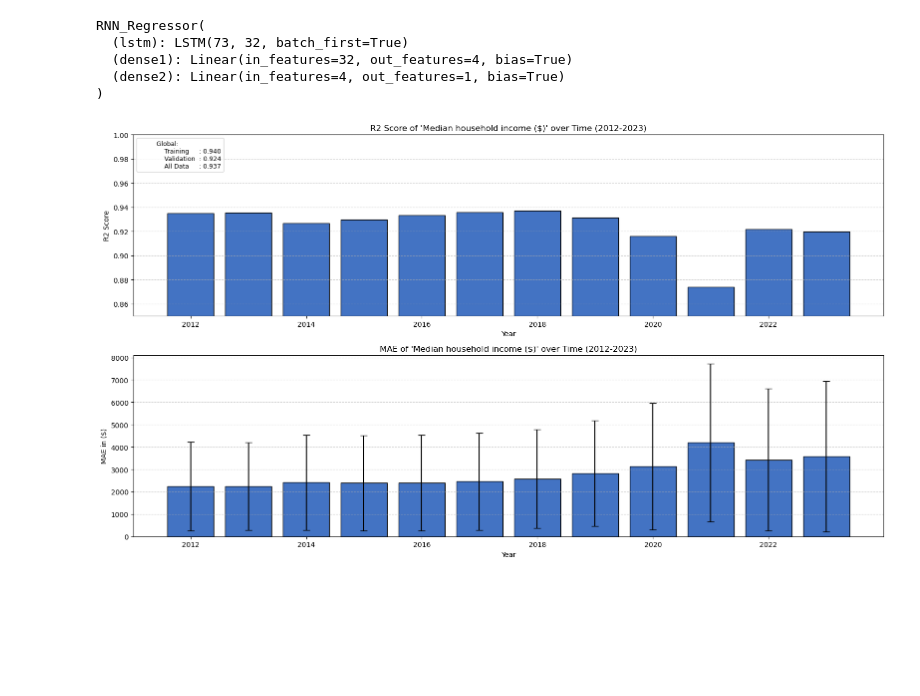
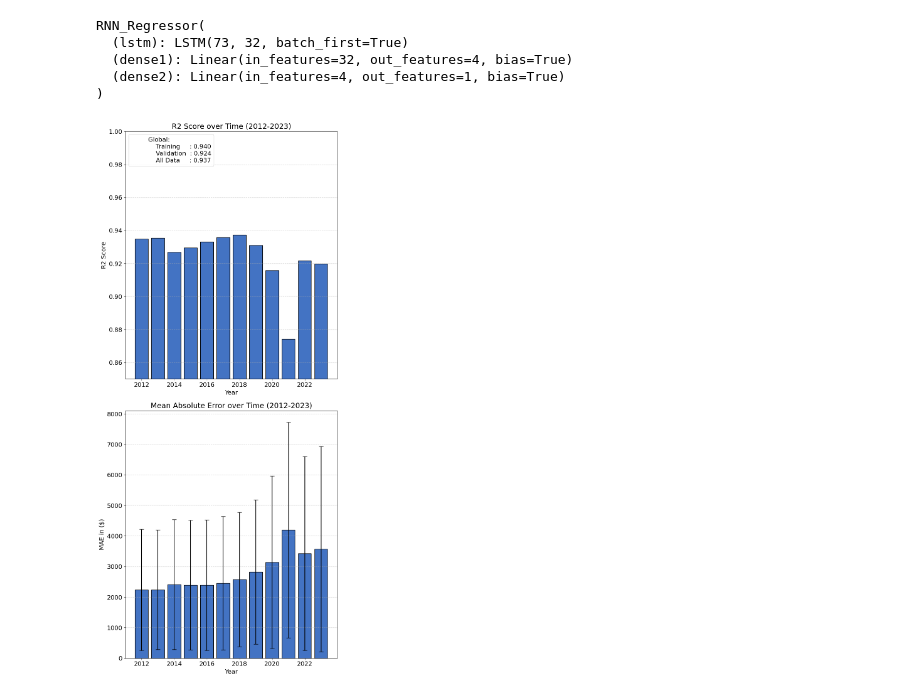
Before and after one commit to simon-0006/Data-Science-GESS---Group-Project, a Jupyter notebook: US_0/Analyse/Code/model_output.ipynb, the cells around one changed output. Saved outputs shown, nothing was run; the diff lists cells and outputs as text; code cells hidden in the pictures; blank space fills up the shorter version.

```diff
--- a/US_0/Analyse/Code/model_output.ipynb
+++ b/US_0/Analyse/Code/model_output.ipynb
@@ -8,9 +8,11 @@ from sklearn.metrics import r2_score
 
 import matplotlib.pyplot as plt
 import matplotlib.patches as mpatches
+import matplotlib as mpl
 import geopandas as gpd
 
 np.random.seed(42)
+mpl.rcParams['font.size'] = 14
 # %%
 loaded = np.load("../../Data/Data/data_x.npz", allow_pickle=True)
 dict_x = {key: loaded[key] for key in loaded.files}
@@ -145,35 +147,35 @@ with torch.no_grad():
     output_by_2021 = scaler_y.inverse_transform(model(data_by_year_x[9])).flatten()
     data_y_by_2021 = scaler_y.inverse_transform(data_by_year_y[9]).flatten()
 # %%
-fig, ax = plt.subplots(2, 1, figsize=(16, 9))
+fig, ax = plt.subplots(2, 1, figsize=(8, 18))
 ax = ax.flatten()
 
 ax[0].bar(years, r2_by_year, capsize=5, color="#4373c3", edgecolor="black")
 ax[1].bar(years, mae_by_year, yerr=std_by_year, capsize=5, color="#4373c3", edgecolor="black")
 
 ax[0].set_ylim(0.85, 1.0)
 
 ax[0].grid(True, axis='y', linestyle='--', alpha=0.6)
 ax[1].grid(True, axis='y', linestyle='--', alpha=0.6)
 
-ax[0].set_title("R2 Score of 'Median household income ($)' over Time (2012-2023)")
+ax[0].set_title("R2 Score over Time (2012-2023)")
 ax[0].set_xlabel("Year")
 ax[0].set_ylabel("R2 Score")
 
-ax[1].set_title("MAE of 'Median household income ($)' over Time (2012-2023)")
+ax[1].set_title("Mean Absolute Error over Time (2012-2023)")
 ax[1].set_xlabel("Year")
 ax[1].set_ylabel("MAE in ($)")
 
 label_0 = "Global: \n" \
           "    Training     : 0.940\n" \
           "    Validation  : 0.924\n " \
           "   All Data     : 0.937"
 
 
 patch = mpatches.Patch(color='none', label=label_0)
-ax[0].legend(handles=[patch], loc='upper left', fontsize=9)
+ax[0].legend(handles=[patch], loc='upper left')
 
 fig.tight_layout()
 # %% [output]
-[figure, old version]
+[figure, new version]
 # %%
```
Also changed, not shown: parts of 3 cells of this notebook, 2 other files.
